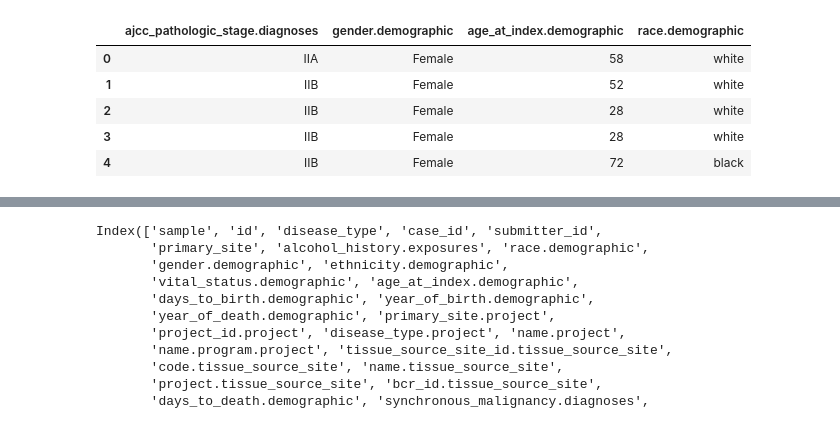
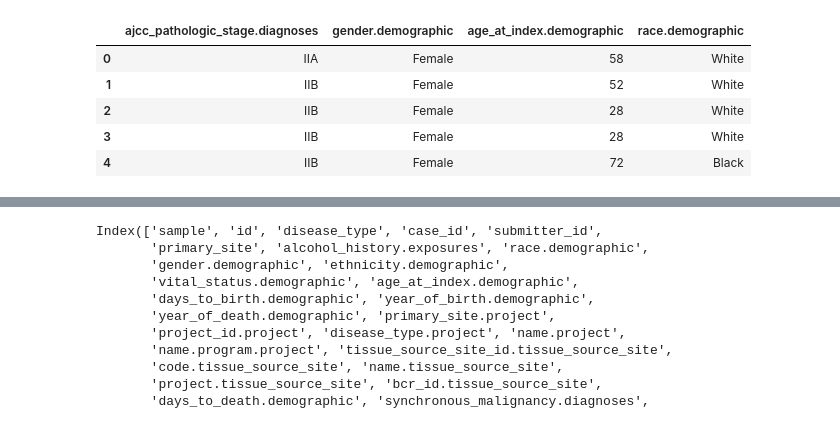
Before and after one commit to Nluc157/breast-cancer-deg-analysis, a Jupyter notebook: notebooks/tcga_brca_deg_analysis.ipynb, the cells around one changed output, grey strips where cells are left out. Saved outputs shown, nothing was run; the diff lists cells and outputs as text; code cells hidden in the pictures.

```diff
--- a/notebooks/tcga_brca_deg_analysis.ipynb
+++ b/notebooks/tcga_brca_deg_analysis.ipynb
@@ -77,29 +90,54 @@ Requirement already satisfied: stdlib-list in /opt/anaconda3/lib/python3.11/site
 # %%
-# Remove 'Stage ' before Roman numerals in 'ajcc_pathologic_stage.diagnoses' and drop NaN values
+# Clean selected clinical variables for downstream analysis
+clinical_df = clinical_df.copy()
 
-clinical_df['ajcc_pathologic_stage.diagnoses'] = clinical_df['ajcc_pathologic_stage.diagnoses'].str.replace(r'^Stage ', '', regex=True)
+# Standardize AJCC tumor stage labels by removing the "Stage " prefix
+clinical_df["ajcc_pathologic_stage.diagnoses"] = (
+    clinical_df["ajcc_pathologic_stage.diagnoses"]
+    .str.replace(r"^Stage\s+", "", regex=True)
+)
 
-clinical_df = clinical_df.dropna(subset=['ajcc_pathologic_stage.diagnoses'])
+# Remove samples missing tumor stage information
+clinical_df = clinical_df.dropna(subset=["ajcc_pathologic_stage.diagnoses"]).copy()
 
+# Standardize gender labels
+clinical_df["gender.demographic"] = (
+    clinical_df["gender.demographic"]
+    .str.capitalize()
+)
 
+# Remove samples missing age information and convert age to integer
+clinical_df = clinical_df.dropna(subset=["age_at_index.demographic"]).copy()
+clinical_df["age_at_index.demographic"] = (
+    clinical_df["age_at_index.demographic"]
+    .astype(int)
+)
 
-# Capitalize the first letter of each entry in the 'gender.demographic' column
-clinical_df['gender.demographic'] = clinical_df['gender.demographic'].str.capitalize()
+# Remove samples with unreported race to support potential downstream race-based analyses
+clinical_df = clinical_df[
+    clinical_df["race.demographic"] != "not reported"
+].copy()
 
-# Drop NaN values and convert 'age_at_index.demographic' to integers
-clinical_df = clinical_df.dropna(subset=['age_at_index.demographic'])
-clinical_df['age_at_index.demographic'] = clinical_df['age_at_index.demographic'].astype(int)
+# Simplify race labels for consistency
+clinical_df["race.demographic"] = (
+    clinical_df["race.demographic"]
+    .replace("black or african american", "black")
+    .str.capitalize()
+)
 
-# Clean 'race.demographic' by removing 'not reported' and replacing 'black or african american' with 'black'
-clinical_df = clinical_df[clinical_df['race.demographic'] != 'not reported']
-clinical_df['race.demographic'] = clinical_df['race.demographic'].replace('black or african american', 'black')
-
-# View the updated dataframe
-clinical_df[['ajcc_pathologic_stage.diagnoses', 'gender.demographic', 'age_at_index.demographic', 'race.demographic']].head()
+# Preview cleaned clinical variables
+clinical_df[
+    [
+        "ajcc_pathologic_stage.diagnoses",
+        "gender.demographic",
+        "age_at_index.demographic",
+        "race.demographic"
+    ]
+].head()
 # %% [output]
 |  | ajcc_pathologic_stage.diagnoses | gender.demographic | age_at_index.demographic | race.demographic |
-| 0 | IIA | Female | 58 | white |
-| 1 | IIB | Female | 52 | white |
-| 2 | IIB | Female | 28 | white |
-| 3 | IIB | Female | 28 | white |
-| 4 | IIB | Female | 72 | black |
+| 0 | IIA | Female | 58 | White |
+| 1 | IIB | Female | 52 | White |
+| 2 | IIB | Female | 28 | White |
+| 3 | IIB | Female | 28 | White |
+| 4 | IIB | Female | 72 | Black |
```
Also changed, not shown: parts of 96 cells of this notebook, 37 other files.
